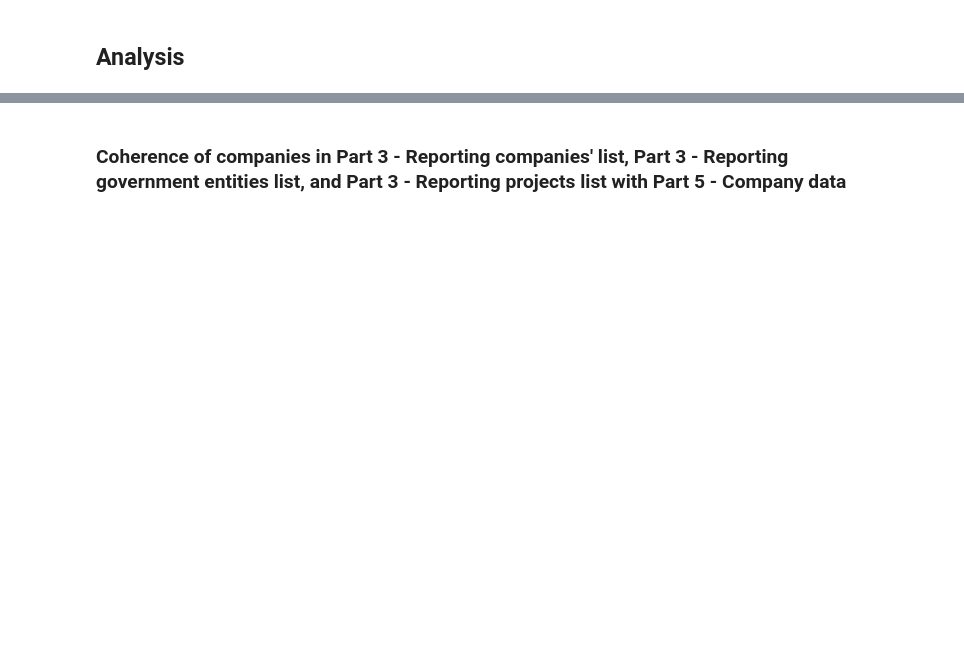
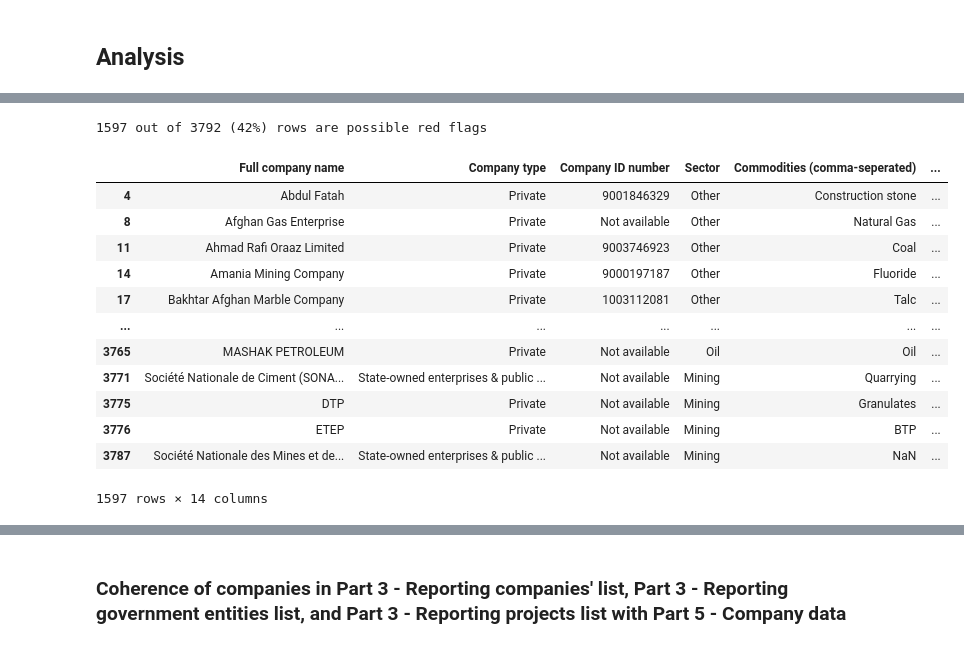
Before and after one commit to civicliteracies/EITI_SDT_data_verification_and_validation, a Jupyter notebook: 02 - Duplication and coherence.ipynb, the cells around one changed output, grey strips where cells are left out. Saved outputs shown, nothing was run; the diff lists cells and outputs as text; code cells hidden in the pictures; blank space fills up the shorter version.

```diff
--- a/02 - Duplication and coherence.ipynb
+++ b/02 - Duplication and coherence.ipynb
@@ -177,0 +230,21 @@ def get_problematic_rows(df, columns, min_cols_diff):
+# %%
+columns_3a = ["Full company name", "Company ID number", "Payments to Governments Report"]
+
+redflags_part_3a = get_redflags(df_part_3a, columns_3a, 2)
+num_rf_rows(df_part_3a, redflags_part_3a)
+display(redflags_part_3a)
+# %% [output]
+1597 out of 3792 (42%) rows are possible red flags
+|  | Full company name | Company type | Company ID number | Sector | Commodities (comma-seperated) | ... |
+| 4 | Abdul Fatah | Private | 9001846329 | Other | Construction stone | ... |
+| 8 | Afghan Gas Enterprise | Private | Not available | Other | Natural Gas | ... |
+| 11 | Ahmad Rafi Oraaz Limited | Private | 9003746923 | Other | Coal | ... |
+| 14 | Amania Mining Company | Private | 9000197187 | Other | Fluoride | ... |
+| 17 | Bakhtar Afghan Marble Company | Private | 1003112081 | Other | Talc | ... |
+| ... | ... | ... | ... | ... | ... | ... |
+| 3765 | MASHAK PETROLEUM | Private | Not available | Oil | Oil | ... |
+| 3771 | Société Nationale de Ciment (SONA... | State-owned enterprises & public ... | Not available | Mining | Quarrying | ... |
+| 3775 | DTP | Private | Not available | Mining | Granulates | ... |
+| 3776 | ETEP | Private | Not available | Mining | BTP | ... |
+| 3787 | Société Nationale des Mines et de... | State-owned enterprises & public ... | Not available | Mining | NaN | ... |
+1597 rows × 14 columns
```
Also changed, not shown: parts of 45 cells of this notebook.
